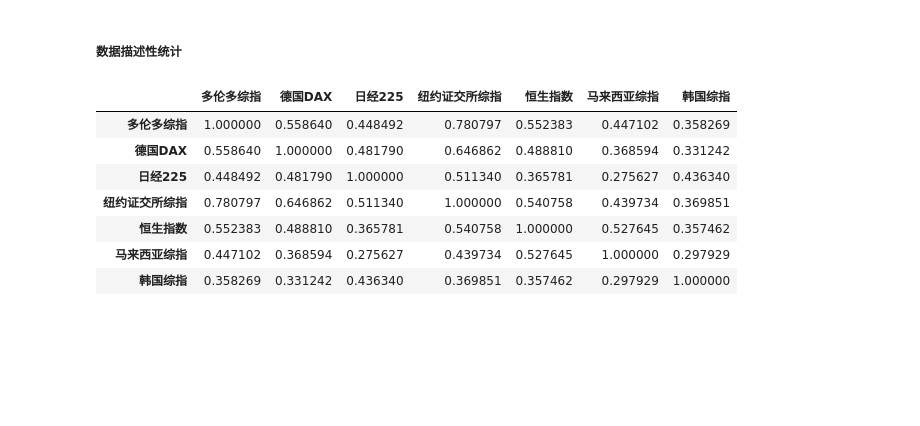
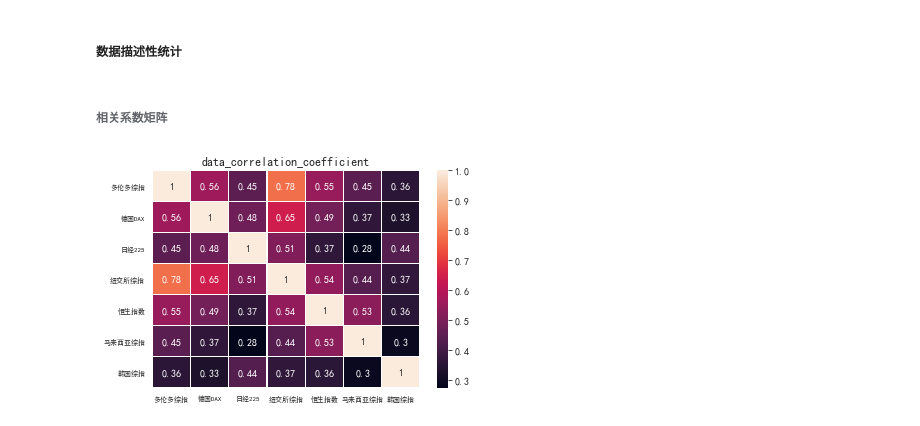
Before and after one commit to lca-123/GA_portfolio, a Jupyter notebook: code.ipynb, the cells around one changed output. Saved outputs shown, nothing was run; the diff lists cells and outputs as text; code cells hidden in the pictures; blank space fills up the shorter version.

```diff
--- a/code.ipynb
+++ b/code.ipynb
@@ -5,6 +5,9 @@ from GA_portfolio import Portfolio_Selection
 import matplotlib.pyplot as plt
 import seaborn as sns
 
+plt.rcParams['font.sans-serif'] = ['SimHei']  # 用来正常显示中文标签
+plt.rcParams['axes.unicode_minus'] = False  # 用来正常显示负号
+
 data = pd.read_excel('指数数据1.xlsx',sheet_name='对数收益率')
 data.index=data['日期']
 del data['日期']
@@ -241,14 +232,15 @@ array([0.11821128, 0.23445872, 0.20966079, 0.09595218, 0.20093523,
        0.19235918, 0.28265103])
 # %% [markdown]
 ##### 数据描述性统计
-# %%
-data.corr()
-# %% [output]
-|  | 多伦多综指 | 德国DAX | 日经225 | 纽约证交所综指 | 恒生指数 | 马来西亚综指 | 韩国综指 |
-| 多伦多综指 | 1.000000 | 0.558640 | 0.448492 | 0.780797 | 0.552383 | 0.447102 | 0.358269 |
-| 德国DAX | 0.558640 | 1.000000 | 0.481790 | 0.646862 | 0.488810 | 0.368594 | 0.331242 |
-| 日经225 | 0.448492 | 0.481790 | 1.000000 | 0.511340 | 0.365781 | 0.275627 | 0.436340 |
-| 纽约证交所综指 | 0.780797 | 0.646862 | 0.511340 | 1.000000 | 0.540758 | 0.439734 | 0.369851 |
-| 恒生指数 | 0.552383 | 0.488810 | 0.365781 | 0.540758 | 1.000000 | 0.527645 | 0.357462 |
-| 马来西亚综指 | 0.447102 | 0.368594 | 0.275627 | 0.439734 | 0.527645 | 1.000000 | 0.297929 |
-| 韩国综指 | 0.358269 | 0.331242 | 0.436340 | 0.369851 | 0.357462 | 0.297929 | 1.000000 |
+# %% [markdown]
+###### 相关系数矩阵
+# %%
+corr_data=data.corr().values
+plt.title('data_correlation_coefficient')
+plt.xticks(fontsize=7)
+plt.yticks(fontsize=7)
+sns.heatmap(corr_data,annot=True,linewidths=0.1,
+    xticklabels=list(data.columns),yticklabels=list(data.columns))
+plt.savefig('figure/data_corr.png',dpi=300)
+# %% [output]
+[figure, added]
```
Also changed, not shown: parts of 8 cells of this notebook, 5 other files.
